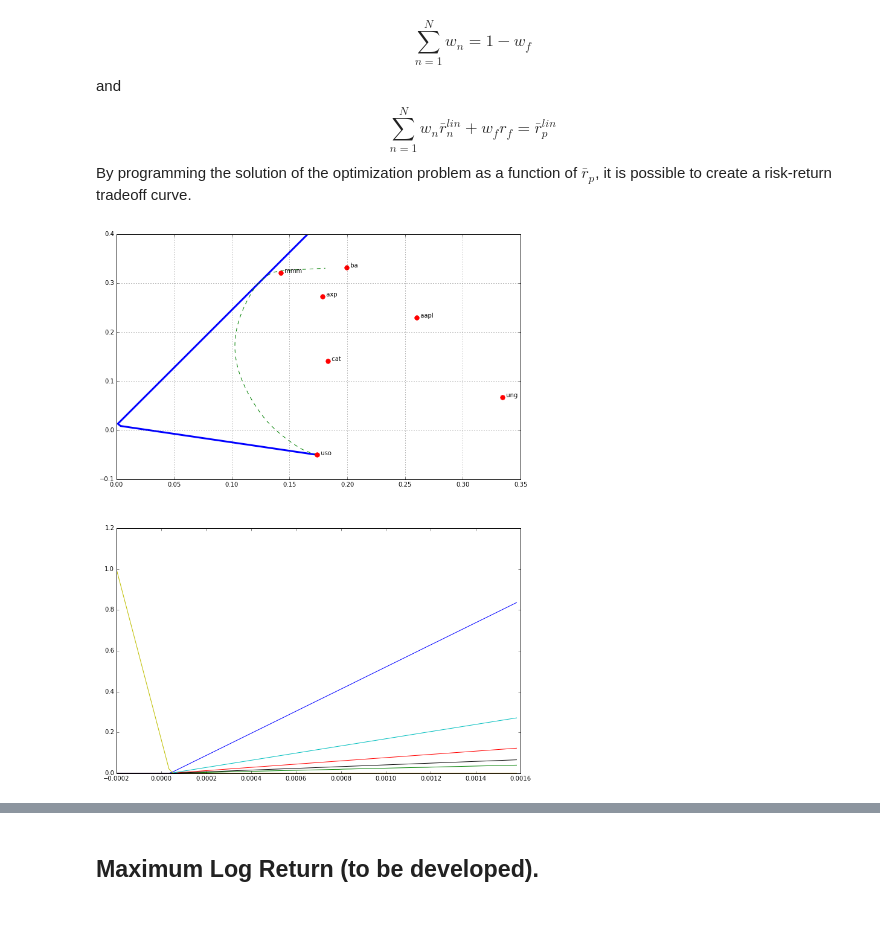
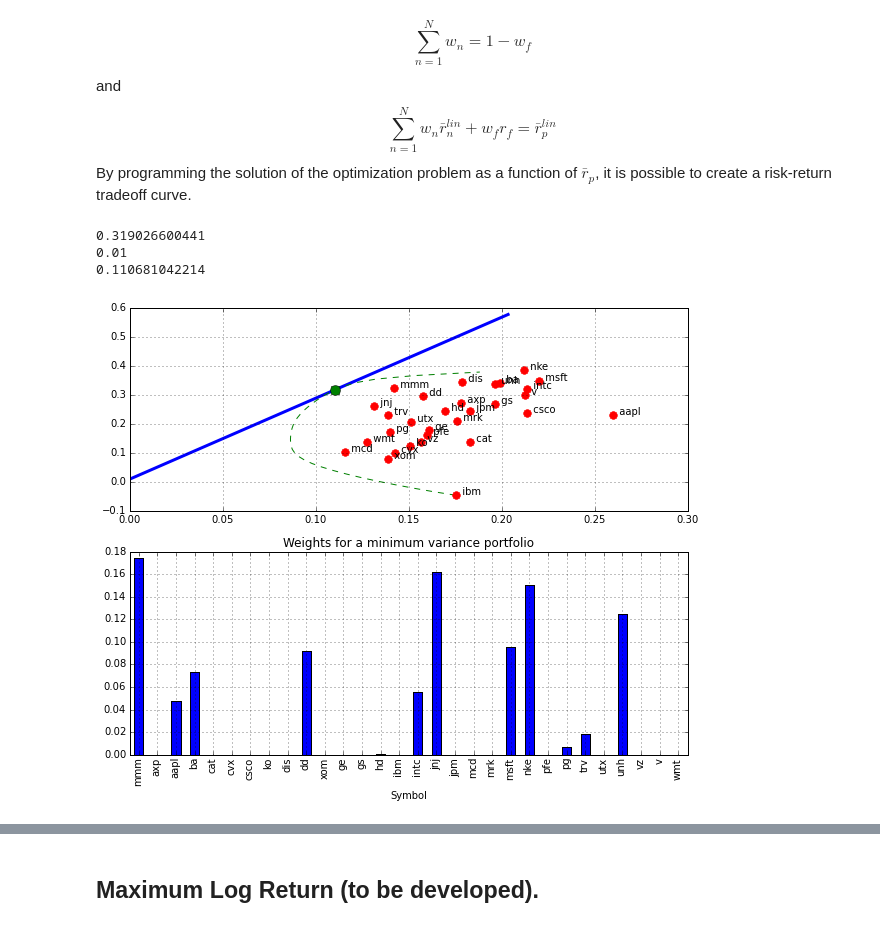
Before and after one commit to jckantor/CBE40455, a Jupyter notebook: notebooks/Portfolio Optimization.ipynb, the cells around one changed output, grey strips where cells are left out. Saved outputs shown, nothing was run; the diff lists cells and outputs as text; code cells hidden in the pictures.

```diff
--- a/notebooks/Portfolio Optimization.ipynb
+++ b/notebooks/Portfolio Optimization.ipynb
@@ -48,6 +48,9 @@ djia = ['mmm','axp','aapl','ba','cat','cvx','csco','ko','dis','dd',
 # Representative ETF's and ETN's from the energy sector
 energy = ['oil','uso','uga','uhn','kol','ung']
 
-syms = djia[0:8]
+# Standard indices
+indices = ['^dji','^gspc']
+
+syms = djia
 print syms
 # %% [output]
@@ -331,7 +340,7 @@ stdev_data = []
 w_data = []
 
 # scan solution as function of portfolio return
-for rp in np.linspace(rlin.min(),1.2*rlin.max(),100):
+for rp in np.linspace(rlin.min(),3.0*rlin.max(),100):
     r.value = rp
     s = prob.solve()
     if prob.status == "optimal":
@@ -339,7 +348,7 @@ for rp in np.linspace(rlin.min(),1.2*rlin.max(),100):
         stdev_data.append(np.sqrt(prob.solve()))
         w_data.append([u[0,0] for u in w.value])
 
-plt.figure(figsize=(12,16))
+plt.figure(figsize=(8,10))
 plt.subplot(211)
 
 # plot tradeoff curve
@@ -356,11 +365,4 @@ plt.title('Linear Return versus stdev for Markowitz Portfolio')
 plt.xlabel('Standard Deviation')
 plt.ylabel('Linear Return')
 plt.grid()
-
-
-# plot portfolio weights
-w_data = np.array(w_data)
-plt.subplot(212)
-for i in range(N):
-    plt.plot(r_data,w_data.T[i])
 # %% [output]
@@ -412,37 +422,52 @@ risk = cvx.quad_form(w, np.array(sigma))
 prob = cvx.Problem(cvx.Minimize(risk),
                [cvx.sum_entries(w) == 1 - wf,
                 np.array(rlin).T*w + wf*rf == r,
                w >= 0])
 
 # lists to store results of parameter scans
 r_data_rf = []
 stdev_data_rf = []
 w_data_rf = []
 
 # scan solution as function of portfolio return
-for rp in np.linspace(rlin.min(),1.2*rlin.max(),100):
+for rp in np.linspace(np.min(rf,rlin.min()),1.5*rlin.max(),100):
     r.value = rp
     s = prob.solve()
     if prob.status == "optimal":
         r_data_rf.append(rp)
         stdev_data_rf.append(np.sqrt(prob.solve()))
         w_data_rf.append([u[0,0] for u in w.value])
 
-plt.figure(figsize=(12,16))
+plt.figure(figsize=(10,8))
 plt.subplot(211)
 plt.plot(np.sqrt(252.0)*np.array(stdev_data_rf), 252.0*np.array(r_data_rf),lw=3)
 plt.plot(np.sqrt(252.0)*np.array(stdev_data), 252.0*np.array(r_data),'g--')
 for s in syms:
     plt.plot(np.sqrt(252.0)*stdev[s],252.0*rlin[s],'r.',ms=15)
     plt.text(np.sqrt(252.0)*stdev[s],252.0*rlin[s],"  {0:5<s}".format(s))
 
+# find max Sharpe ratio
+k = np.argmax(np.divide(np.array(r_data)-rf,np.array(stdev_data)))
+smax = stdev_data[k]
+rmax = r_data[k]
+plt.plot(np.sqrt(252.0)*smax,252.0*rmax,'o',ms=10)
+print 252.0*rmax
+print 252.0*rf
+print np.sqrt(252.0)*smax
+
 plt.xlim(0.0,plt.xlim()[1])
 plt.grid()
 
-w_data_rf = np.array(w_data_rf)
+plt.subplot(212)
 
-plt.subplot(212)
-for i in range(N):
-    plt.plot(r_data_rf,w_data_rf.T[i])
+wval = pd.Series(w_data[k],syms)
+wval.plot(kind='bar')
+
+plt.xlabel('Symbol')
+plt.title('Weights for a minimum variance portfolio')
+plt.grid()
 # %% [output]
+0.319026600441
+0.01
+0.110681042214
-[figure, old version]
+[figure, new version]
```
Also changed, not shown: parts of 16 cells of this notebook, 3 other files.
